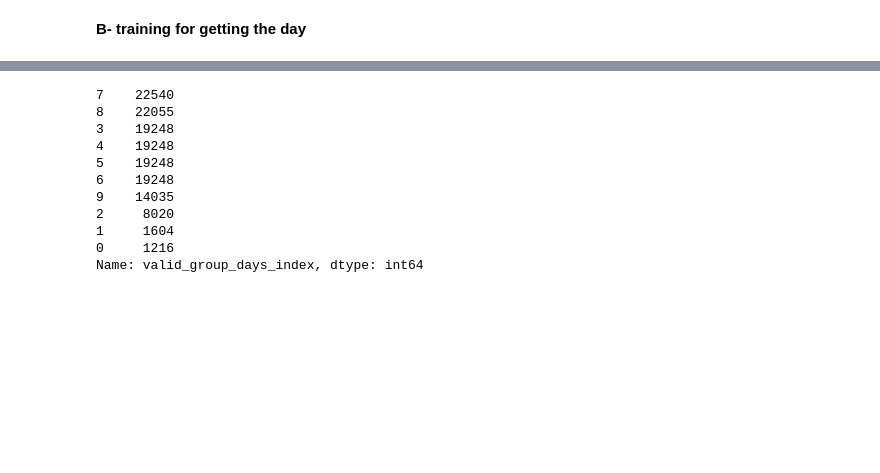
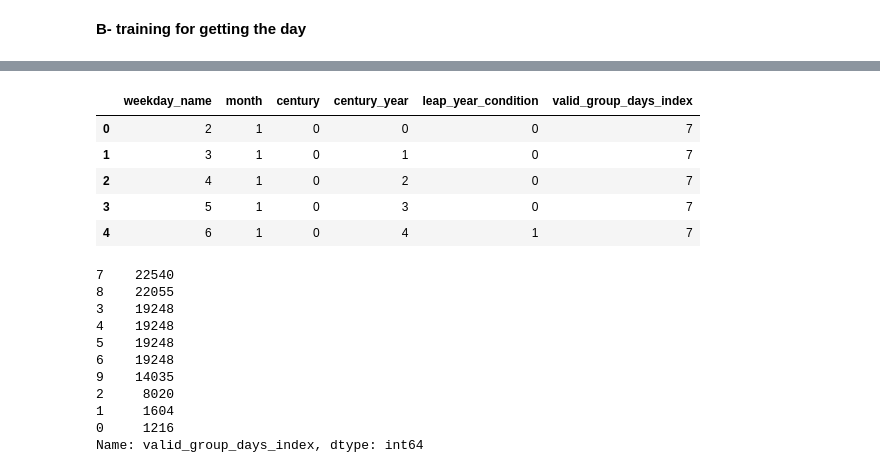
Before and after one commit to salama4ai/Proteinea, a Jupyter notebook: model/training_days.ipynb, the cells around one changed output, grey strips where cells are left out. Cells and saved outputs as stored; diff of their text form; code cells hidden in the pictures; blank space fills up the shorter version.

```diff
--- a/model/training_days.ipynb
+++ b/model/training_days.ipynb
@@ -82,0 +113,9 @@ y_day = x_day.pop("valid_group_days_index") # from 0 to 9
+# %%
+x_day.head()
+# %% [output]
+|  | weekday_name | month | century | century_year | leap_year_condition | valid_group_days_index |
+| 0 | 2 | 1 | 0 | 0 | 0 | 7 |
+| 1 | 3 | 1 | 0 | 1 | 0 | 7 |
+| 2 | 4 | 1 | 0 | 2 | 0 | 7 |
+| 3 | 5 | 1 | 0 | 3 | 0 | 7 |
+| 4 | 6 | 1 | 0 | 4 | 1 | 7 |
```
Also changed, not shown: parts of 14 cells of this notebook.
